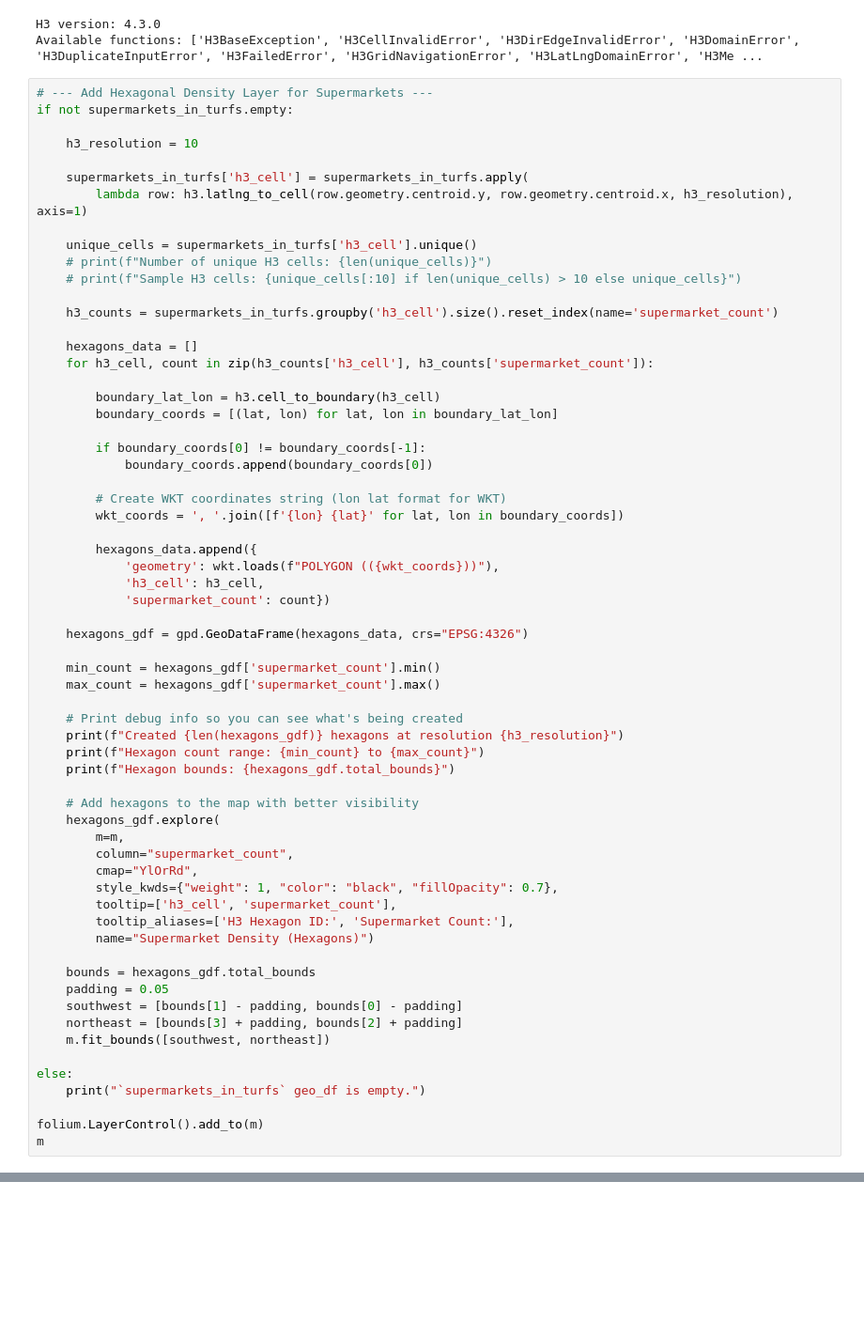
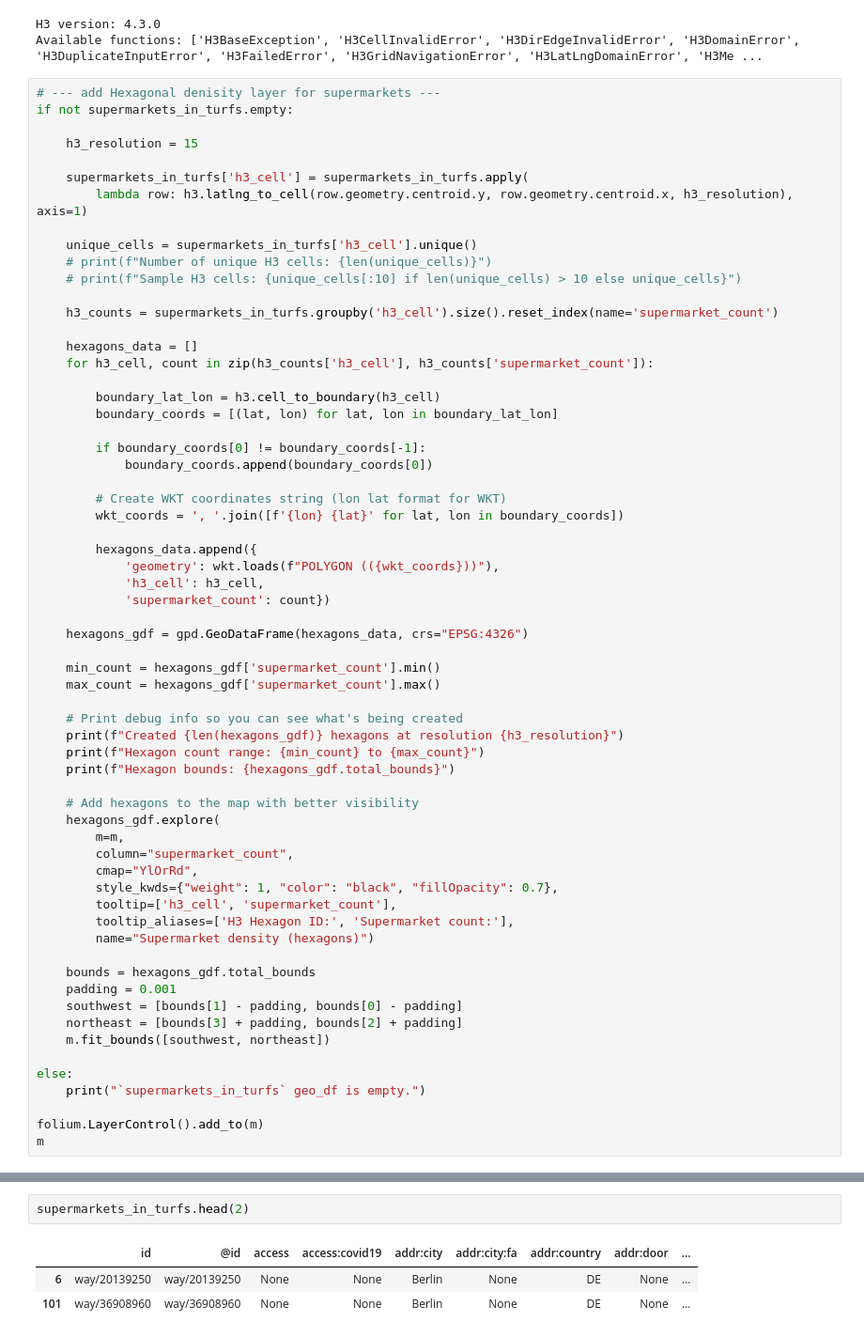
Before and after one commit to krisiflink/turf_geo_analysis, a Jupyter notebook: geo_analysis.ipynb, the cells around one changed output, grey strips where cells are left out. Shown at 94% size. Saved outputs shown, nothing was run; the diff lists cells and outputs as text; blank space fills up the shorter version.

```diff
--- a/geo_analysis.ipynb
+++ b/geo_analysis.ipynb
@@ -111,10 +111,10 @@ print("Available functions:", [func for func in dir(h3) if not func.startswith('
 H3 version: 4.3.0
 Available functions: ['H3BaseException', 'H3CellInvalidError', 'H3DirEdgeInvalidError', 'H3DomainError', 'H3DuplicateInputError', 'H3FailedError', 'H3GridNavigationError', 'H3LatLngDomainError', 'H3Me ...
 # %%
-# --- Add Hexagonal Density Layer for Supermarkets ---
+# --- add Hexagonal denisity layer for supermarkets ---
 if not supermarkets_in_turfs.empty:
 
-    h3_resolution = 10
+    h3_resolution = 15
 
     supermarkets_in_turfs['h3_cell'] = supermarkets_in_turfs.apply(
         lambda row: h3.latlng_to_cell(row.geometry.centroid.y, row.geometry.centroid.x, h3_resolution), axis=1)
@@ -159,11 +159,11 @@ if not supermarkets_in_turfs.empty:
         cmap="YlOrRd",
         style_kwds={"weight": 1, "color": "black", "fillOpacity": 0.7},
         tooltip=['h3_cell', 'supermarket_count'],
-        tooltip_aliases=['H3 Hexagon ID:', 'Supermarket Count:'],
-        name="Supermarket Density (Hexagons)")
+        tooltip_aliases=['H3 Hexagon ID:', 'Supermarket count:'],
+        name="Supermarket density (hexagons)")
 
     bounds = hexagons_gdf.total_bounds
-    padding = 0.05
+    padding = 0.001
     southwest = [bounds[1] - padding, bounds[0] - padding]
     northeast = [bounds[3] + padding, bounds[2] + padding]
     m.fit_bounds([southwest, northeast])
@@ -180 +180,7 @@ Hexagon bounds: [13.2668704  52.43697313 13.5549083  52.58715237]
 [interactive output not drawn]
+# %%
+supermarkets_in_turfs.head(2)
+# %% [output]
+|  | id | @id | access | access:covid19 | addr:city | addr:city:fa | addr:country | addr:door | ... |
+| 6 | way/20139250 | way/20139250 | None | None | Berlin | None | DE | None | ... |
+| 101 | way/36908960 | way/36908960 | None | None | Berlin | None | DE | None | ... |
```
Also changed, not shown: parts of 3 cells of this notebook.
